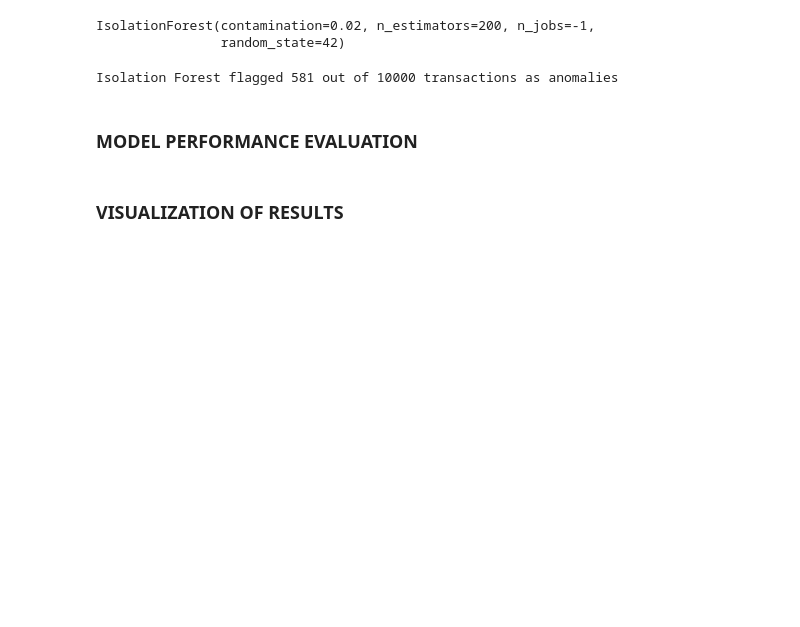
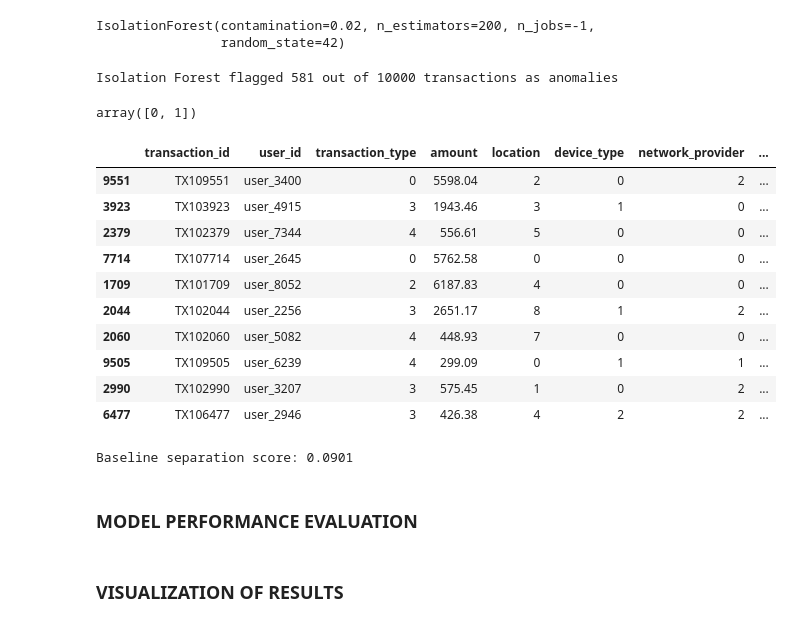
Before and after one commit to Daniel-Muruthi/mpesa_fraud_detection, a Jupyter notebook: index.ipynb, the cells around one changed output. Saved outputs shown, nothing was run; the diff lists cells and outputs as text; code cells hidden in the pictures; blank space fills up the shorter version.

Commit message:
Adding modelling and conclusion phase

```diff
--- a/index.ipynb
+++ b/index.ipynb
@@ -537,8 +708,27 @@ IsolationForest(contamination=0.02, n_estimators=200, n_jobs=-1,
 
 # predictions
 df['anomaly_score'] = iso_forest.decision_function(X_scaled)
-df['is_anomalous'] = (iso_forest.predict(X_scaled) == -1)
+df['is_anomalous'] = (iso_forest.predict(X_scaled) == -1).astype(int)
 
 print(f"\nIsolation Forest flagged {df['is_anomalous'].sum()} out of {len(df)} transactions as anomalies")
 # %% [output]
 Isolation Forest flagged 581 out of 10000 transactions as anomalies
+# %%
+df["is_anomalous"].unique()
+# %% [output]
+array([0, 1])
+# %%
+# Show top 10 most suspicious transactions
+df[df['is_anomalous'] == 1].sort_values(by='anomaly_score').head(10)
+# %% [output]
+|  | transaction_id | user_id | transaction_type | amount | location | device_type | network_provider | ... |
+| 9551 | TX109551 | user_3400 | 0 | 5598.04 | 2 | 0 | 2 | ... |
+| 3923 | TX103923 | user_4915 | 3 | 1943.46 | 3 | 1 | 0 | ... |
+| 2379 | TX102379 | user_7344 | 4 | 556.61 | 5 | 0 | 0 | ... |
+| 7714 | TX107714 | user_2645 | 0 | 5762.58 | 0 | 0 | 0 | ... |
+| 1709 | TX101709 | user_8052 | 2 | 6187.83 | 4 | 0 | 0 | ... |
+| 2044 | TX102044 | user_2256 | 3 | 2651.17 | 8 | 1 | 2 | ... |
+| 2060 | TX102060 | user_5082 | 4 | 448.93 | 7 | 0 | 0 | ... |
+| 9505 | TX109505 | user_6239 | 4 | 299.09 | 0 | 1 | 1 | ... |
+| 2990 | TX102990 | user_3207 | 3 | 575.45 | 1 | 0 | 2 | ... |
+| 6477 | TX106477 | user_2946 | 3 | 426.38 | 4 | 2 | 2 | ... |
@@ -545,3 +742,9 @@ Isolation Forest flagged 581 out of 10000 transactions as anomalies
+# %%
+# Baseline score on your original model
+baseline_score = anomaly_separation_estimator(iso_forest, X_scaled)
+print(f"Baseline separation score: {baseline_score:.4f}")
+# %% [output]
+Baseline separation score: 0.0901
 # %% [markdown]
 ### MODEL PERFORMANCE EVALUATION
 # %% [markdown]
```
Also changed, not shown: parts of 24 cells of this notebook.
